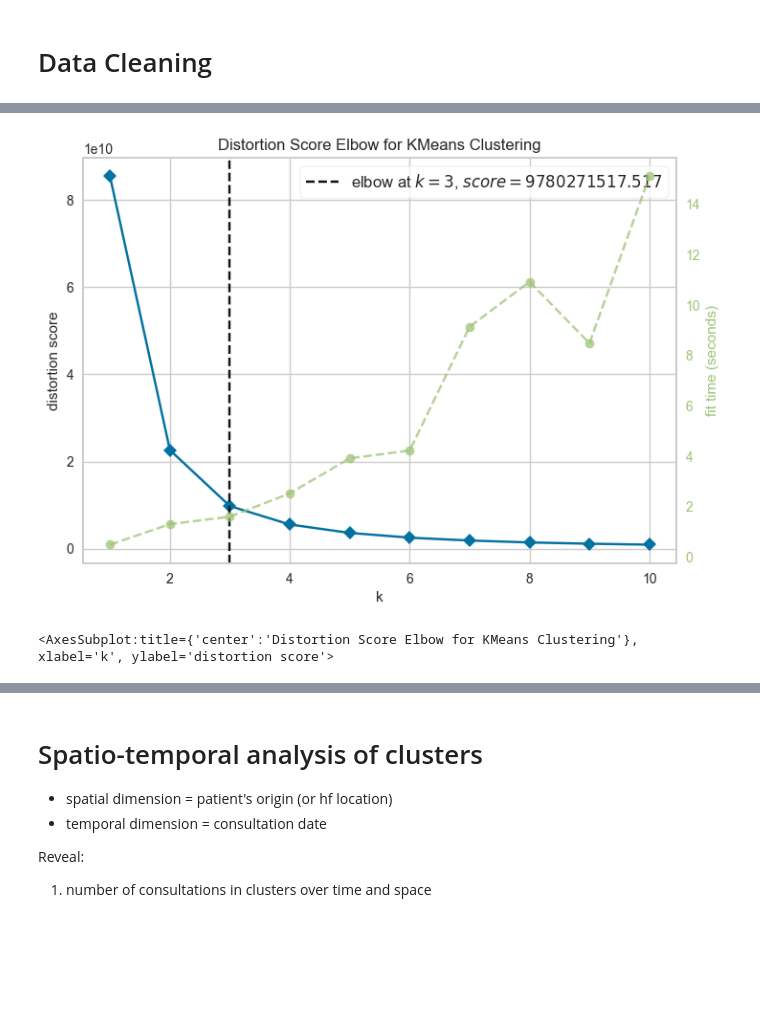
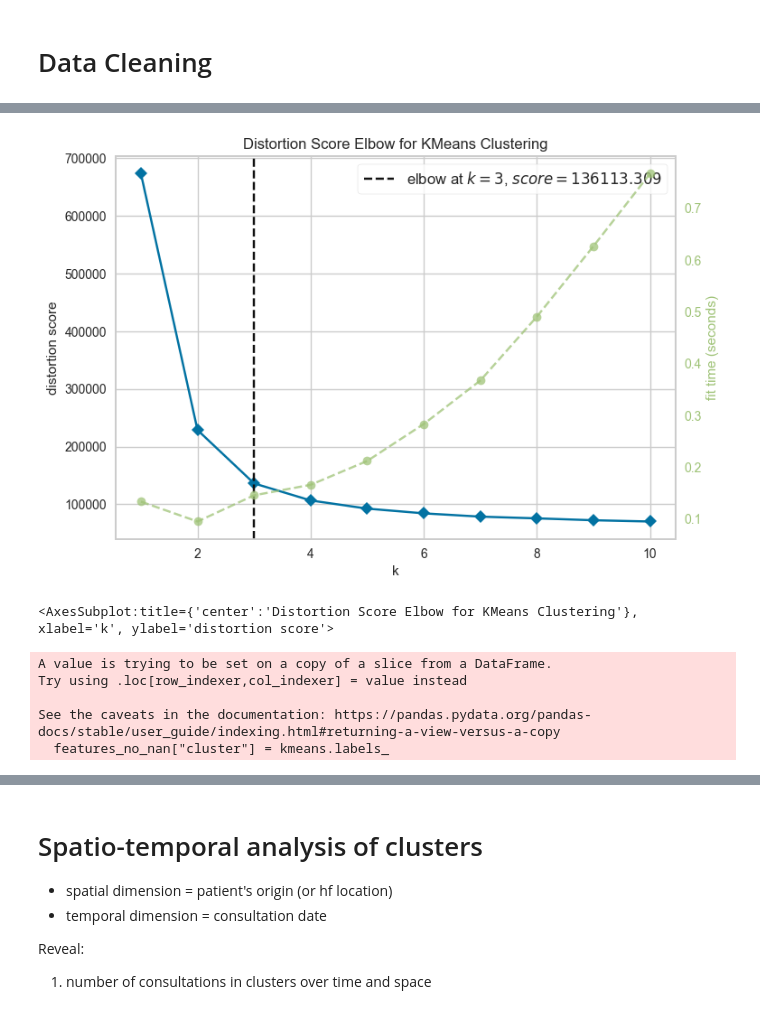
Before and after one commit to sid030sid/DYNAMIC-igh-ml-semester-project, a Jupyter notebook: rw-spatio-temporal-clustering.ipynb, the cells around one changed output, grey strips where cells are left out. Drawn from its saved outputs; the diff is of its cells as text; code cells hidden in the pictures; blank space fills up the shorter version.

```diff
--- a/rw-spatio-temporal-clustering.ipynb
+++ b/rw-spatio-temporal-clustering.ipynb
@@ -168,5 +187,6 @@ rw_data["patient_gender"] = [1 if gender == "female" else 0 for gender in rw_dat
 # %%
-# drop columns with too many NaN values based on nnan_threshold
-#TODO
+# drop columns with too many NaN values based on nnan_threshold and store them as features
+features = data[nnan_data[nnan_data["nnan_share_in_%"]  <= nnan_threshold].index]
 
 # print list of columns dropped because of this cleaning step
+print("columns used as features:", features.columns)
@@ -219,0 +289,9 @@ if KMeans_with_symptoms_and_demographic:
+# %%
+from sklearn_extra.cluster import KMedoids
+
+# Finding the optimal number of clusters using the Elbow method with yellowbrick
+model = KMedoids(n_init =10)
+visualizer = KElbowVisualizer(model, k=(1,11))
+visualizer.fit(features)
+n_clusters = visualizer.elbow_value_ # optimal number of clusters
+visualizer.show()
@@ -219,0 +328,18 @@ if KMeans_with_symptoms_and_demographic:
+# %%
+from kmodes.kprototypes import KPrototypes
+from kmodes.kmodes import KModes
+
+# Compute the  within-cluster sum of squaresWCSS for different numbers of clusters
+# TODO filter for "nan" in the doc https://kprototypes.readthedocs.io/_/downloads/en/latest/pdf/
+wcss = []
+for i in range(1, 11):
+    kproto = KPrototypes(n_clusters=i) #, categorical=cat_cols
+    kproto.fit(features, missing='value')
+    wcss.append(kproto.cost_)
+
+# Plot the WCSS results
+plt.plot(range(1, 11), wcss)
+plt.title("Elbow Method)
+plt.xlabel('Number of clusters')
+plt.ylabel('WCSS')
+plt.show()
@@ -219,0 +350,7 @@ if KMeans_with_symptoms_and_demographic:
+# %%
+# Retrieve all features with no nan value
+features_no_nan = features.dropna(axis=1)
+print("Dropping columns with NAN, leads to", features.shape[1]-features_no_nan.shape[1],"less columns.")
+print(features_no_nan.shape[1], "columns are used for clustering, which are:")
+for col in features_no_nan.columns:
+    print(col)
@@ -220,17 +375,23 @@ if KMeans_with_symptoms_and_demographic:
 # %%
 # Finding the optimal number of clusters using the Elbow method with yellowbrick
 model = KMeans(n_init =10)
 visualizer = KElbowVisualizer(model, k=(1,11))
-visualizer.fit(data)
+visualizer.fit(features_no_nan)
 n_clusters = visualizer.elbow_value_ # optimal number of clusters
 visualizer.show()
 # %% [output]
-[figure, old version]
+[figure, new version]
 <AxesSubplot:title={'center':'Distortion Score Elbow for KMeans Clustering'}, xlabel='k', ylabel='distortion score'>
 # %%
 # Performing clustering with the optimal number of clusters
-kmeans = KMeans(n_clusters=n_clusters, n_init=10, random_state=0).fit(data)
+kmeans = KMeans(n_clusters=n_clusters, n_init=10, random_state=0).fit(features_no_nan)
 
 # Adding the column 'cluster' to the dataframe
-data["cluster"] = kmeans.labels_
+features_no_nan["cluster"] = kmeans.labels_
+# %% [output]
+A value is trying to be set on a copy of a slice from a DataFrame.
+Try using .loc[row_indexer,col_indexer] = value instead
+
+See the caveats in the documentation: https://pandas.pydata.org/pandas-docs/stable/user_guide/indexing.html#returning-a-view-versus-a-copy
+  features_no_nan["cluster"] = kmeans.labels_
 # %%
```
Also changed, not shown: parts of 49 cells of this notebook, 5 other files.
